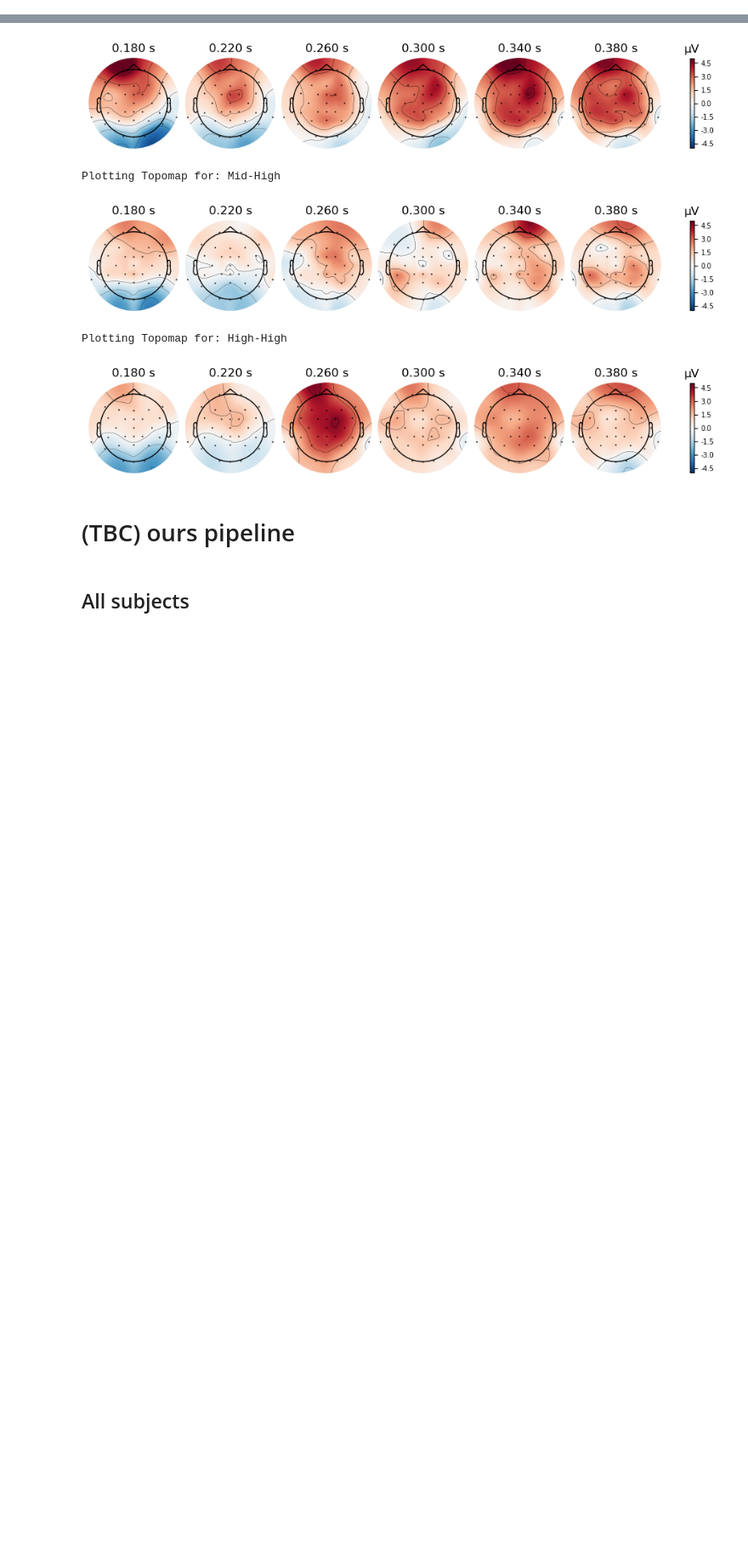
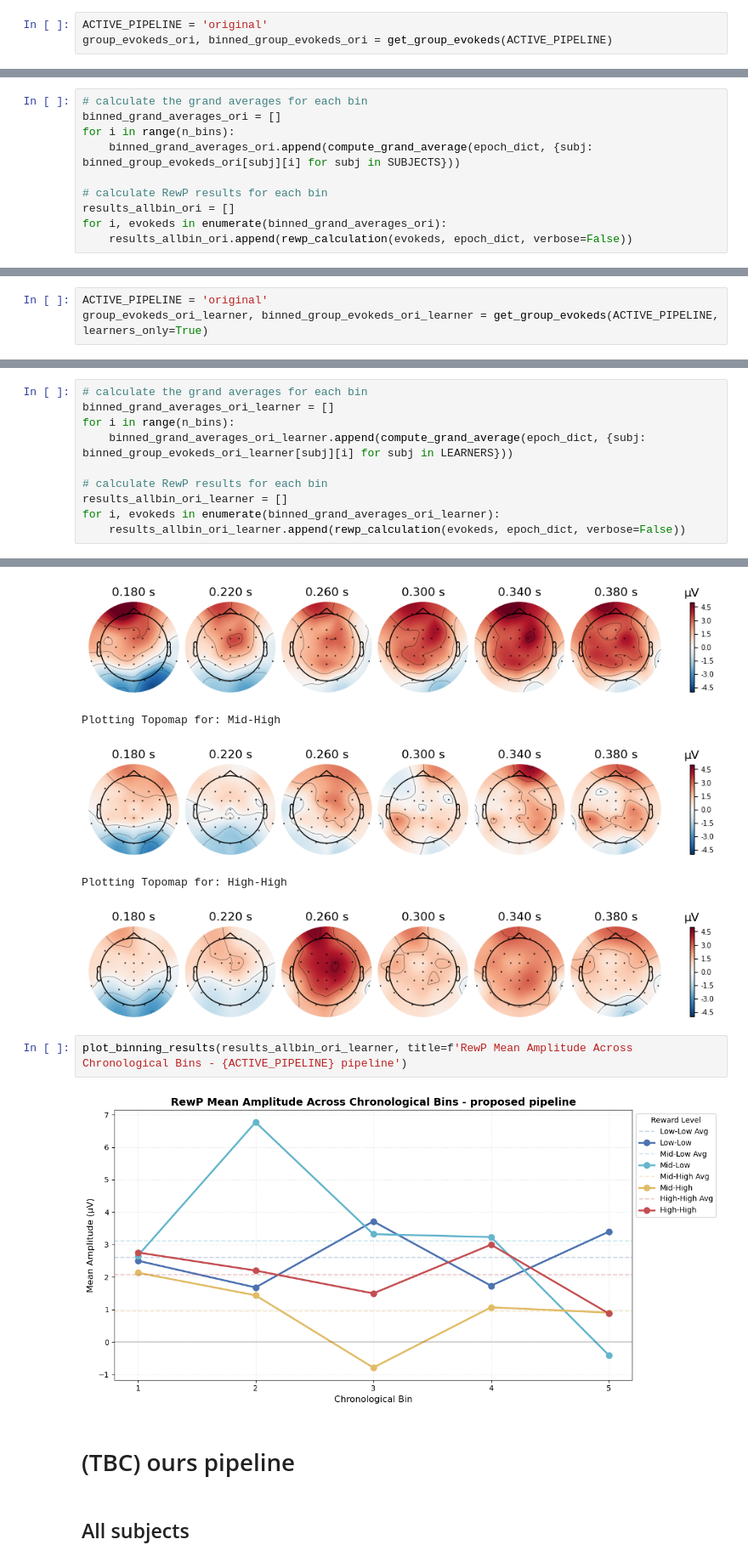
Before and after one commit to xuyg16/EEG_Reward-Processing_ERP, a Jupyter notebook: scripts/multi_subject_processing.ipynb, the cells around one changed output, grey strips where cells are left out. Shown at 85% size. Drawn from its saved outputs; the diff is of its cells as text; blank space fills up the shorter version.

```diff
--- a/scripts/multi_subject_processing.ipynb
+++ b/scripts/multi_subject_processing.ipynb
@@ -217,5 +170,18 @@ Fitting ICA took 29.4s.
+# %%
+ACTIVE_PIPELINE = 'original'
+group_evokeds_ori, binned_group_evokeds_ori = get_group_evokeds(ACTIVE_PIPELINE)
 # %%
 grand_averages_ori = compute_grand_average(epoch_dict, group_evokeds_ori)
+# %%
+# calculate the grand averages for each bin
+binned_grand_averages_ori = []
+for i in range(n_bins):
+    binned_grand_averages_ori.append(compute_grand_average(epoch_dict, {subj: binned_group_evokeds_ori[subj][i] for subj in SUBJECTS}))
+
+# calculate RewP results for each bin
+results_allbin_ori = []
+for i, evokeds in enumerate(binned_grand_averages_ori):
+    results_allbin_ori.append(rewp_calculation(evokeds, epoch_dict, verbose=False))
 # %% [markdown]
 ### Plotting
 # %%
@@ -385,0 +211,3 @@ Fitting ICA took 26.3s.
+# %%
+ACTIVE_PIPELINE = 'original'
+group_evokeds_ori_learner, binned_group_evokeds_ori_learner = get_group_evokeds(ACTIVE_PIPELINE, learners_only=True)
@@ -386,5 +288,15 @@ Fitting ICA took 26.3s.
 # %%
 grand_averages_ori_learner = compute_grand_average(epoch_dict, group_evokeds_ori_learner)
+# %%
+# calculate the grand averages for each bin
+binned_grand_averages_ori_learner = []
+for i in range(n_bins):
+    binned_grand_averages_ori_learner.append(compute_grand_average(epoch_dict, {subj: binned_group_evokeds_ori_learner[subj][i] for subj in LEARNERS}))
+
+# calculate RewP results for each bin
+results_allbin_ori_learner = []
+for i, evokeds in enumerate(binned_grand_averages_ori_learner):
+    results_allbin_ori_learner.append(rewp_calculation(evokeds, epoch_dict, verbose=False))
 # %% [markdown]
 ### plotting
 # %%
@@ -407,6 +319,10 @@ Plotting Topomap for: Mid-High
 [figure]
 Plotting Topomap for: High-High
 [figure]
+# %%
+plot_binning_results(results_allbin_ori_learner, title=f'RewP Mean Amplitude Across Chronological Bins - {ACTIVE_PIPELINE} pipeline')
+# %% [output]
+[figure, added]
 # %% [markdown]
 # (TBC) ours pipeline
 # %% [markdown]
```
Also changed, not shown: parts of 26 cells of this notebook.
